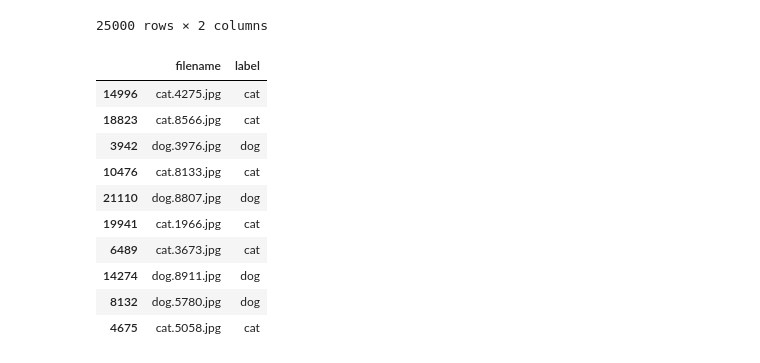
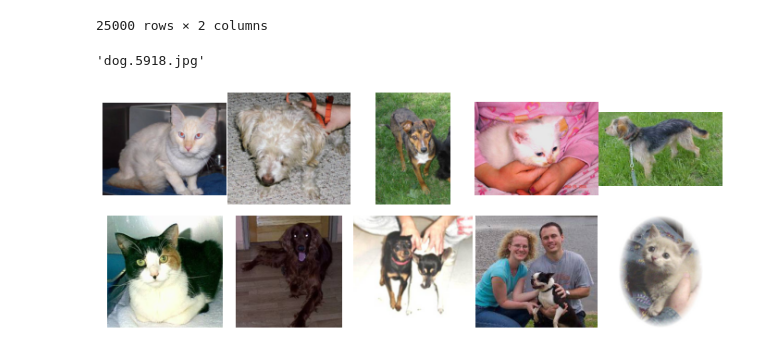
Before and after one commit to Lelelass/Deep-Learning-21, a Jupyter notebook: Labb/lab.ipynb, the cells around one changed output. Saved outputs shown, nothing was run; the diff lists cells and outputs as text; code cells hidden in the pictures.

Commit message:
Plotting 10 random images

```diff
--- a/Labb/lab.ipynb
+++ b/Labb/lab.ipynb
@@ -28,17 +28,24 @@ df
 # %%
 rand_indexes = np.random.randint(0,24999, size = 10)
 rand_pics = df.loc[rand_indexes]
+rand_pics.iloc[2,0]
+# %% [output]
+'dog.5918.jpg'
-# %%
-rand_pics
-# %% [output]
-|  | filename | label |
-| 14996 | cat.4275.jpg | cat |
-| 18823 | cat.8566.jpg | cat |
-| 3942 | dog.3976.jpg | dog |
-| 10476 | cat.8133.jpg | cat |
-| 21110 | dog.8807.jpg | dog |
-| 19941 | cat.1966.jpg | cat |
-| 6489 | cat.3673.jpg | cat |
-| 14274 | dog.8911.jpg | dog |
-| 8132 | dog.5780.jpg | dog |
-| 4675 | cat.5058.jpg | cat |
+# %%
+def display_images(data, nrows=2, ncols=5, figsize=(12, 4)):
+
+    fig, axes = plt.subplots(nrows, ncols, figsize = figsize)
+
+
+    for i, ax in enumerate(axes.flatten()):
+        filename = data.iloc[i,0]
+        label = filename = data.iloc[i,1]
+        image = plt.imread(f"{original_train_dir}/{filename}")
+        ax.imshow(image)
+        ax.axis("off")
+
+    fig.subplots_adjust(wspace=0, hspace=.1, bottom=0)
+
+display_images(rand_pics)
+# %% [output]
+[figure, added]
```
Also changed, not shown: parts of 2 cells of this notebook.
